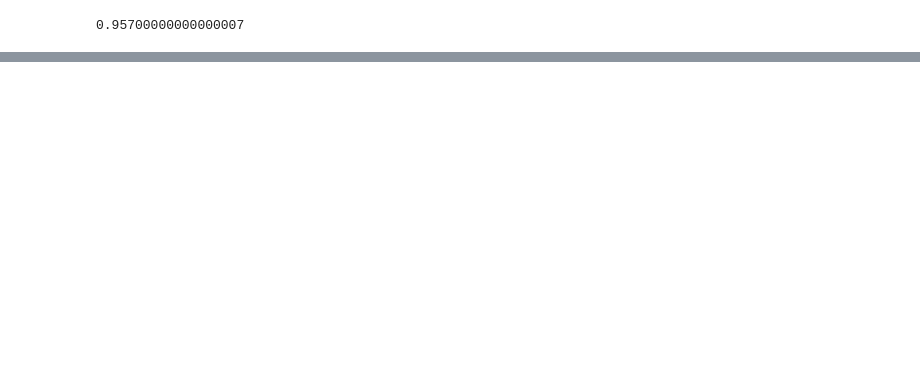
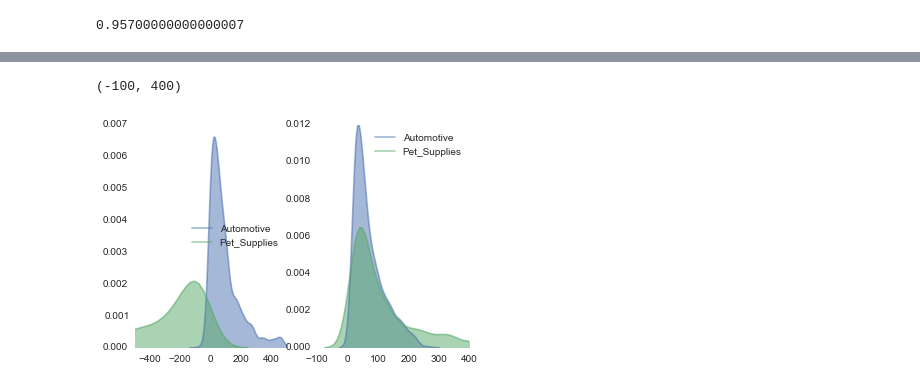
Before and after one commit to mbatchkarov/ExpLosion, a Jupyter notebook: notebooks/MI_distribution.ipynb, the cells around one changed output, grey strips where cells are left out. Cells and saved outputs as stored; diff of their text form; code cells hidden in the pictures; blank space fills up the shorter version.

```diff
--- a/notebooks/MI_distribution.ipynb
+++ b/notebooks/MI_distribution.ipynb
@@ -110,7 +113,7 @@ orig_lo_automotive = lo_automotive.copy()
 lo_automotive[np.asarray(X.sum(axis=0)).ravel() < 5] = 0 # de-select infreq features
 # lets look at the informative features
 inv_vocab = {v:k for k,v in vocab.items()}
-good_feats_idx = np.where(lo_automotive>10)[0] # index of 100 most informative features (either for or against automotive)
+good_feats_idx = np.where((lo_automotive>10)|(lo_automotive<-10))[0] # index of 100 most informative features (either for or against automotive)
 good_feats = set(str(inv_vocab[idx]) for idx in good_feats_idx)
 good_feats, len(good_feats)
 # %% [output]
@@ -138,3 +143,0 @@ v3 = Vectors.from_tsv('../FeatureExtractionToolkit/word2vec_vectors/composed/AN_
-# %%
-v4 = Vectors.from_tsv('../FeatureExtractionToolkit/exp10-13-composed-ngrams/AN_NN_gigaw-100_Baroni.events.filtered.strings', allow_lexical_overlap=False)
-v5 = Vectors.from_tsv('../FeatureExtractionToolkit/exp10-13-composed-ngrams/AN_NN_gigaw-100_Add.events.filtered.strings', allow_lexical_overlap=False)
@@ -260,0 +206,9 @@ oil/N_filter/N
+# %%
+for feat in good_feats:
+    neigh = [v.get_nearest_neighbours(feat) for v in [v1, v3, v4]]
+    if all(x for x in neigh):# and feat.count('_'):
+        print(feat)
+        for n in neigh:
+            print(n)
+            print('-')
+        print('###########')
@@ -260,0 +233,28 @@ oil/N_filter/N
+# %%
+doc_scores = defaultdict(list)
+doc_repl_scores = defaultdict(list)
+scores = defaultdict(list)
+repl_scores = defaultdict(list)
+for doc, label in zip(xtr, ytr):
+    lo_sum = sum(orig_lo_automotive[vocab[feat]] for feat in doc if feat in vocab)
+    lo_repl_sum = sum(orig_lo_automotive[vocab[repl[0]]] for repl in v3.get_nearest_neighbours(feat) for feat in doc if feat in vocab)
+    doc_scores[label].append(lo_sum)
+    doc_repl_scores[label].append(lo_repl_sum)
+
+    scores[label].extend([orig_lo_automotive[vocab[feat]] for feat in doc if feat in vocab])
+    lo_repl = [orig_lo_automotive[vocab[repl[0]]] for repl in v3.get_nearest_neighbours(feat) for feat in doc if feat in vocab]
+    repl_scores[label].extend(lo_repl)
+# %%
+f, axes = plt.subplots(1, 2)
+for label in doc_scores.keys():
+    sns.kdeplot(np.array(doc_scores[label]), shade=True, alpha=.5, label=label, ax=axes[0])
+    sns.kdeplot(np.array(doc_repl_scores[label]), shade=True, alpha=.5, label=label, ax=axes[1])
+plt.legend();
+
+axes[0].set_xlim(-500, 500)
+axes[1].set_xlim(-100, 400)
+
+# most replacements at the document level are towards non-automotive
+# %% [output]
+(-100, 400)
+[figure, added]
```
Also changed, not shown: parts of 29 cells of this notebook, 2 other files.
